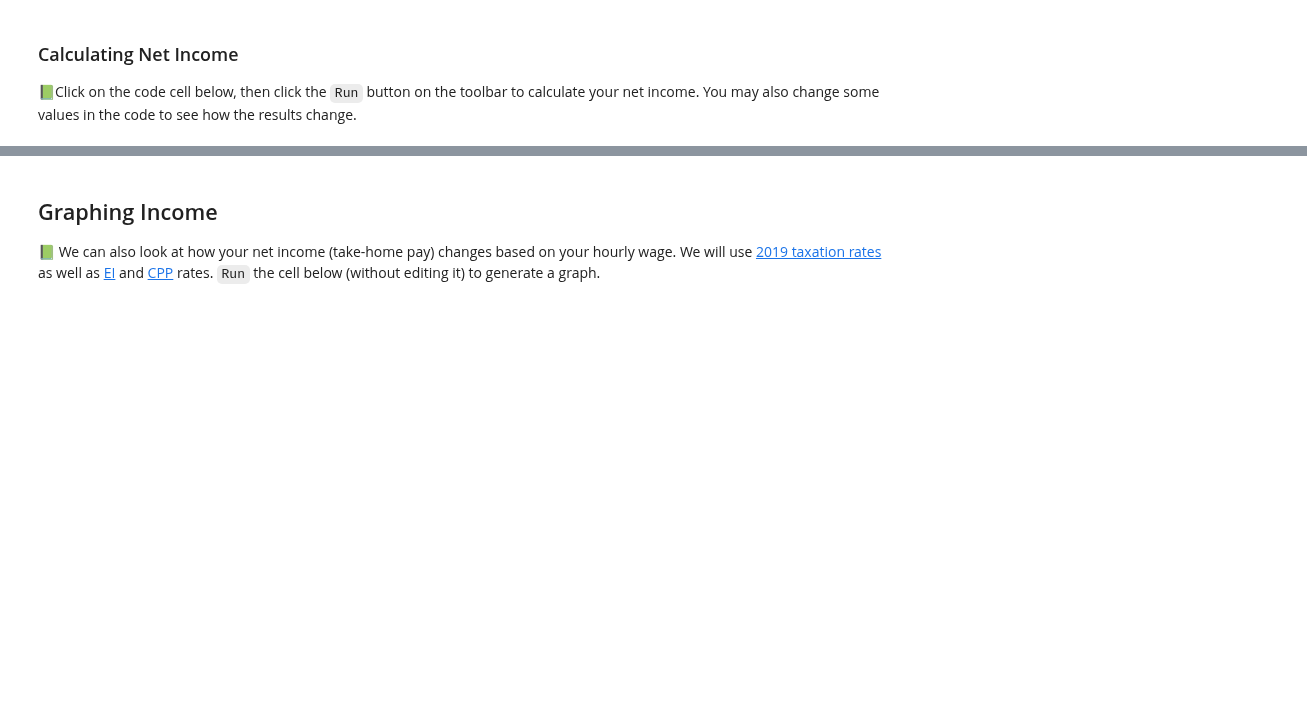
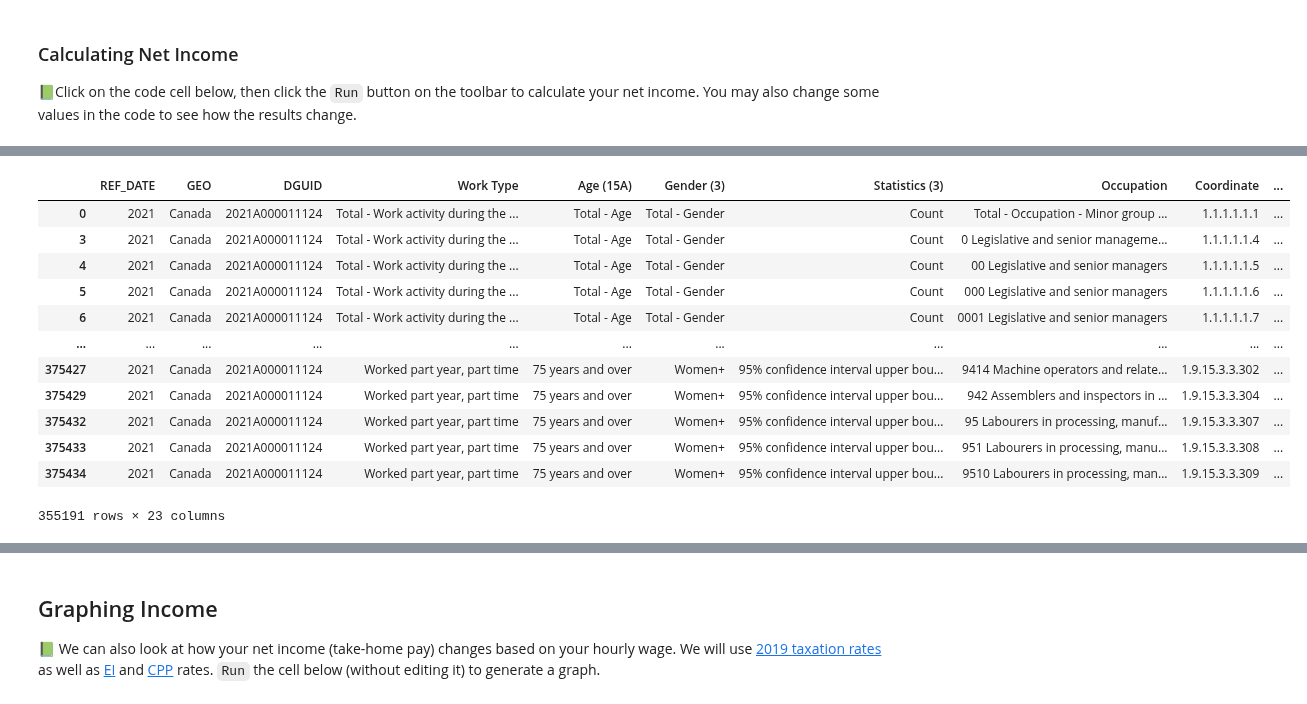
Before and after one commit to callysto/curriculum-notebooks, a Jupyter notebook: Health/CALM/CALM-moving-out-2.ipynb, the cells around one changed output, grey strips where cells are left out. Cells and saved outputs as stored; diff of their text form; code cells hidden in the pictures; blank space fills up the shorter version.

```diff
--- a/Health/CALM/CALM-moving-out-2.ipynb
+++ b/Health/CALM/CALM-moving-out-2.ipynb
@@ -58,0 +66,20 @@ shortened_dataset['Occupation - Minor group - National Occupational Classificati
+# %%
+remove_occ = ['Total - Occupation - Minor group - National Occupational Classification (NOC) 2021','Occupation - not applicable','All occupations']
+
+dataset = dataset.loc[(dataset['Occupation'] != remove_occ[1]) & (dataset['Occupation'] != remove_occ[2])]
+dataset = dataset.loc[(dataset['GEO'] == 'Canada') & (dataset['Average Income'] != 0)]
+dataset
+# %% [output]
+|  | REF_DATE | GEO | DGUID | Work Type | Age (15A) | Gender (3) | Statistics (3) | Occupation | Coordinate | ... |
+| 0 | 2021 | Canada | 2021A000011124 | Total - Work activity during the ... | Total - Age | Total - Gender | Count | Total - Occupation - Minor group ... | 1.1.1.1.1.1 | ... |
+| 3 | 2021 | Canada | 2021A000011124 | Total - Work activity during the ... | Total - Age | Total - Gender | Count | 0 Legislative and senior manageme... | 1.1.1.1.1.4 | ... |
+| 4 | 2021 | Canada | 2021A000011124 | Total - Work activity during the ... | Total - Age | Total - Gender | Count | 00 Legislative and senior managers | 1.1.1.1.1.5 | ... |
+| 5 | 2021 | Canada | 2021A000011124 | Total - Work activity during the ... | Total - Age | Total - Gender | Count | 000 Legislative and senior managers | 1.1.1.1.1.6 | ... |
+| 6 | 2021 | Canada | 2021A000011124 | Total - Work activity during the ... | Total - Age | Total - Gender | Count | 0001 Legislative and senior managers | 1.1.1.1.1.7 | ... |
+| ... | ... | ... | ... | ... | ... | ... | ... | ... | ... | ... |
+| 375427 | 2021 | Canada | 2021A000011124 | Worked part year, part time | 75 years and over | Women+ | 95% confidence interval upper bou... | 9414 Machine operators and relate... | 1.9.15.3.3.302 | ... |
+| 375429 | 2021 | Canada | 2021A000011124 | Worked part year, part time | 75 years and over | Women+ | 95% confidence interval upper bou... | 942 Assemblers and inspectors in ... | 1.9.15.3.3.304 | ... |
+| 375432 | 2021 | Canada | 2021A000011124 | Worked part year, part time | 75 years and over | Women+ | 95% confidence interval upper bou... | 95 Labourers in processing, manuf... | 1.9.15.3.3.307 | ... |
+| 375433 | 2021 | Canada | 2021A000011124 | Worked part year, part time | 75 years and over | Women+ | 95% confidence interval upper bou... | 951 Labourers in processing, manu... | 1.9.15.3.3.308 | ... |
+| 375434 | 2021 | Canada | 2021A000011124 | Worked part year, part time | 75 years and over | Women+ | 95% confidence interval upper bou... | 9510 Labourers in processing, man... | 1.9.15.3.3.309 | ... |
+355191 rows × 23 columns
```
Also changed, not shown: parts of 8 cells of this notebook, 1 other file.
